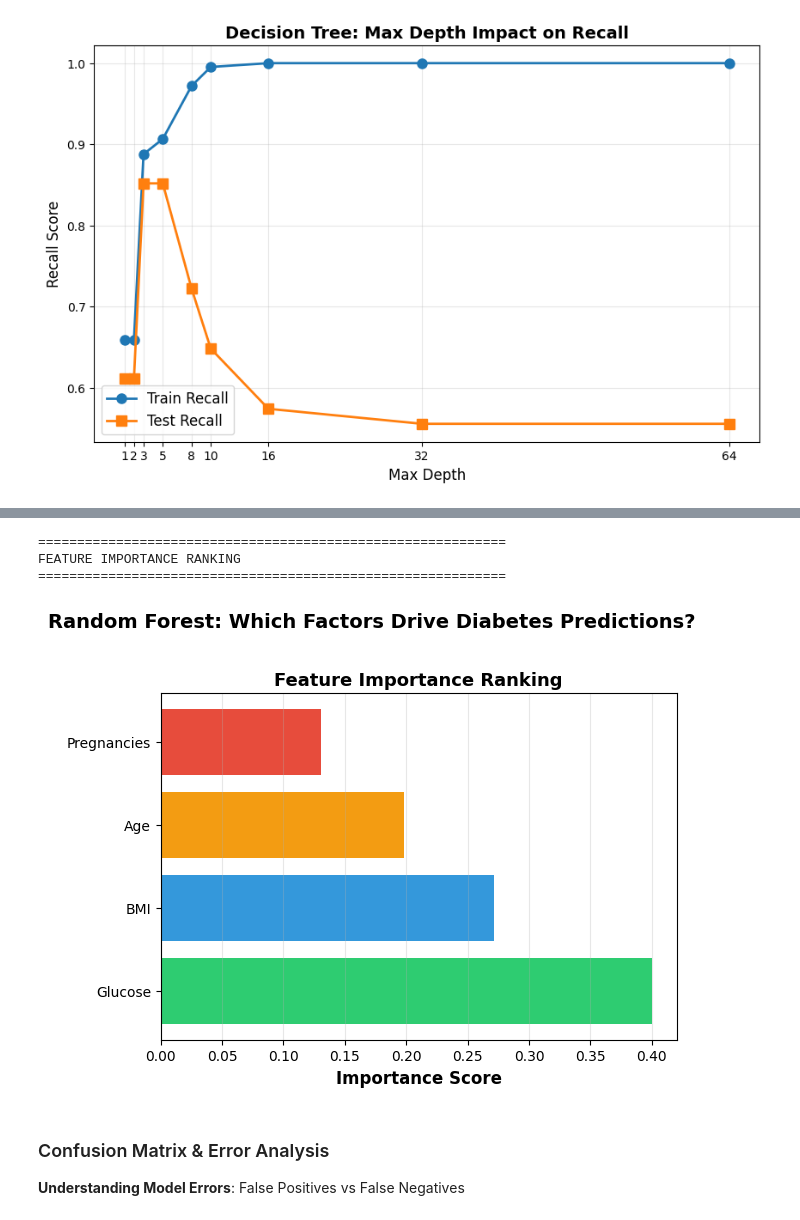
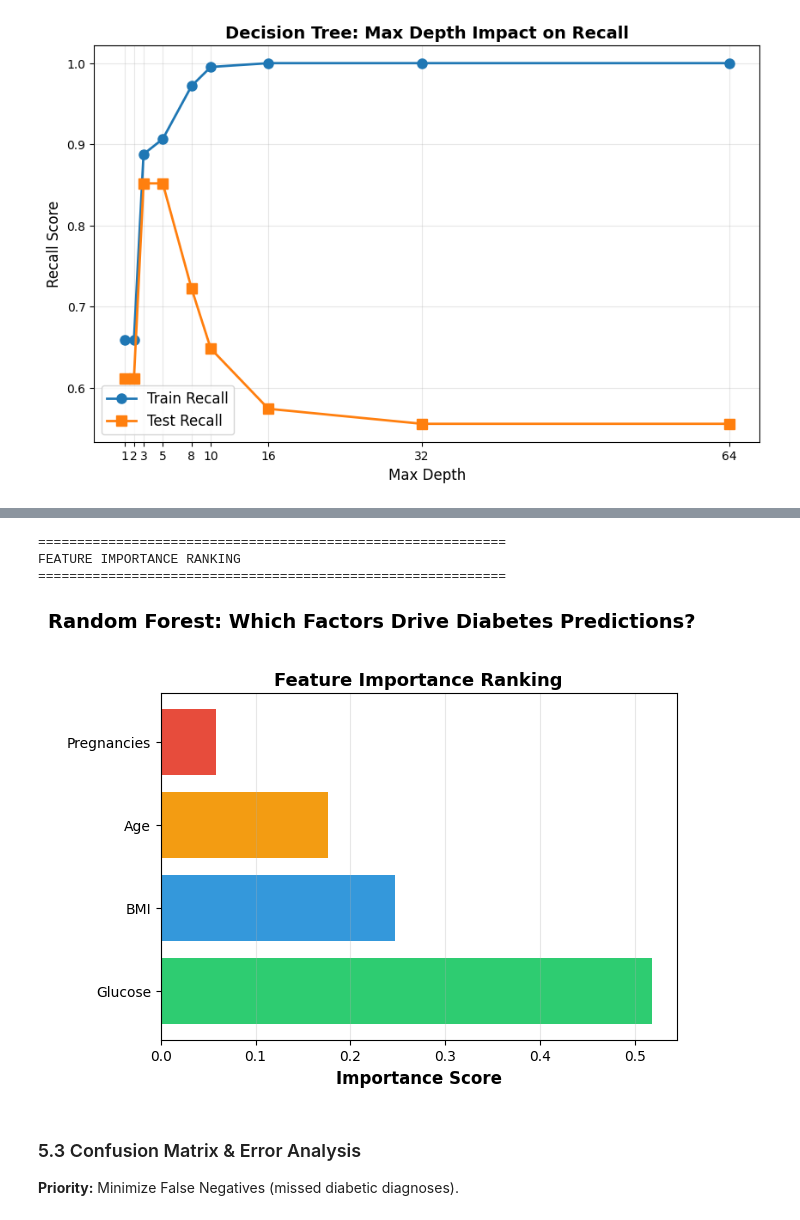
Before and after one commit to Osama-Abd-El-Mohsen/Diabetes-Risk-Predictor-ML, a Jupyter notebook: notebooks/02_Modeling.ipynb, the cells around one changed output, grey strips where cells are left out. Saved outputs shown, nothing was run; the diff lists cells and outputs as text; code cells hidden in the pictures.

```diff
--- a/notebooks/02_Modeling.ipynb
+++ b/notebooks/02_Modeling.ipynb
@@ -418,11 +404,12 @@ x_train.shape,x_test.shape,y_train.shape,y_test.shape
 # %%
+# 4.5b Build and Train Final Random Forest Pipeline with Optimized Parameters
 from sklearn.pipeline import Pipeline
 
 pipeline = Pipeline([
     ("model", RandomForestClassifier(
-            n_estimators=100,      # Optimal balance (tuning showed diminishing returns after ~100)
+            n_estimators=200,      # Optimal balance (tuning showed diminishing returns after ~100)
             max_depth=5,           # Prevents overfitting (NOT 16 - that causes overfitting!)
-            min_samples_split=50,  # Ensures only meaningful splits
+            min_samples_split=20,  # Ensures only meaningful splits
             min_samples_leaf=2,    # Smooth probability estimates
             random_state=random_state,
             class_weight="balanced",  # Critical for medical diagnosis
@@ -663,37 +626,39 @@ Testing multiple thresholds to find optimal balance between Recall and Precision
 # %%
+# 5.3a Extract and Visualize Feature Importance Scores
 import pandas as pd
+
+# Get the trained Random Forest model from pipeline
+RF_model = pipeline.named_steps['model']
 
 # Extract feature importance
 feature_imp = pd.DataFrame({
     'Feature': top_corr_columns,
     'Importance': RF_model.feature_importances_
 }).sort_values('Importance', ascending=False)
 
 print("\n" + "="*60)
 print("FEATURE IMPORTANCE RANKING")
 print("="*60)
 
 # Create professional visualization
-
-# Bar chart
 colors_feat = ['#2ecc71', '#3498db', '#f39c12', '#e74c3c']
 plt.barh(feature_imp['Feature'], feature_imp['Importance'], color=colors_feat)
 plt.xlabel('Importance Score', fontsize=12, fontweight='bold')
 plt.title('Feature Importance Ranking', fontsize=13, fontweight='bold')
 plt.grid(axis='x', alpha=0.3)
 
-
 plt.suptitle('Random Forest: Which Factors Drive Diabetes Predictions?',
              fontsize=14, fontweight='bold', y=1.02)
 plt.tight_layout()
 plt.show()
 # %% [output]
 ============================================================
 FEATURE IMPORTANCE RANKING
 ============================================================
-[figure, old version]
+[figure, new version]
 # %% [markdown]
-### Confusion Matrix & Error Analysis
+<a id="error-analysis"></a>
+### 5.3 Confusion Matrix & Error Analysis
 
-**Understanding Model Errors**: False Positives vs False Negatives
+**Priority:** Minimize False Negatives (missed diabetic diagnoses).
 # %%
```
Also changed, not shown: parts of 57 cells of this notebook, 2 other files.
